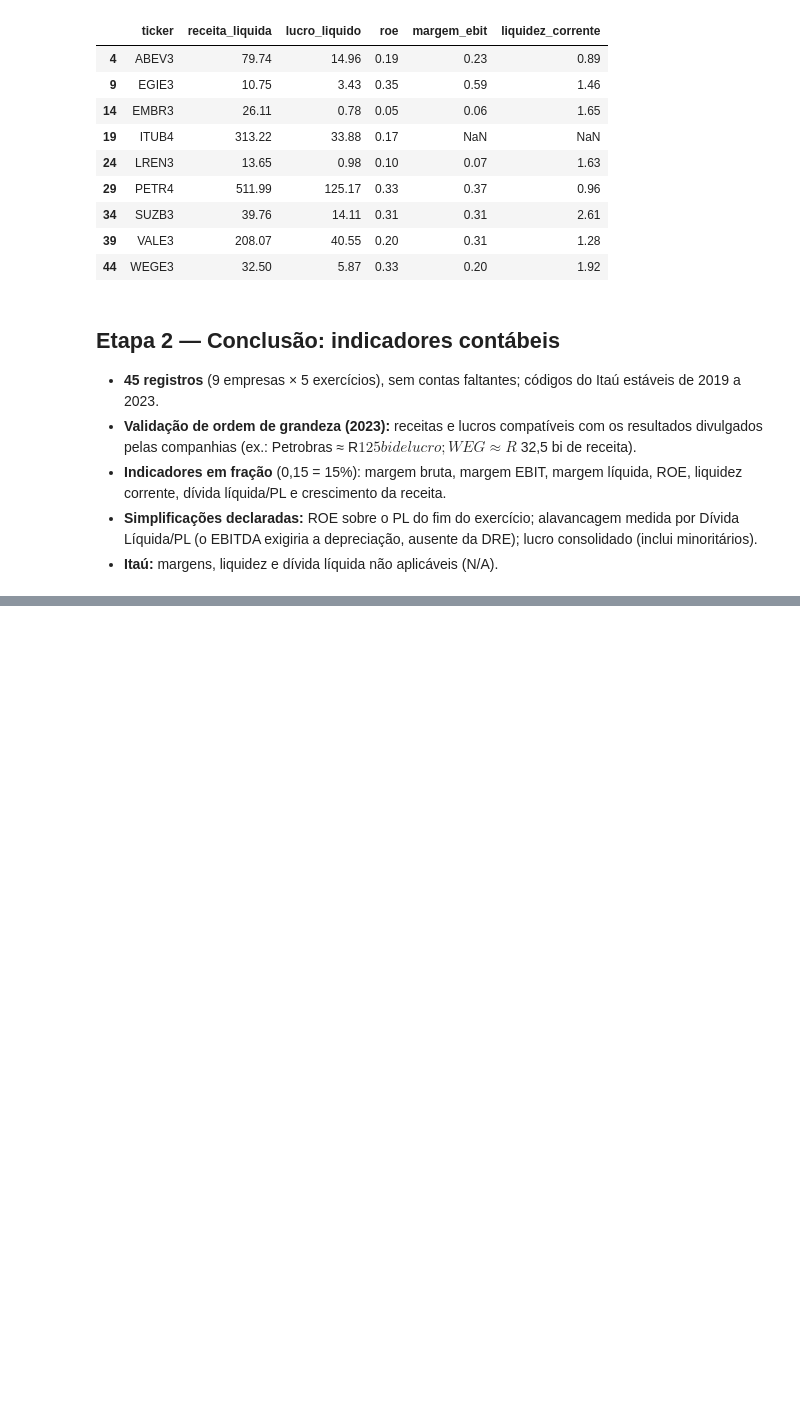
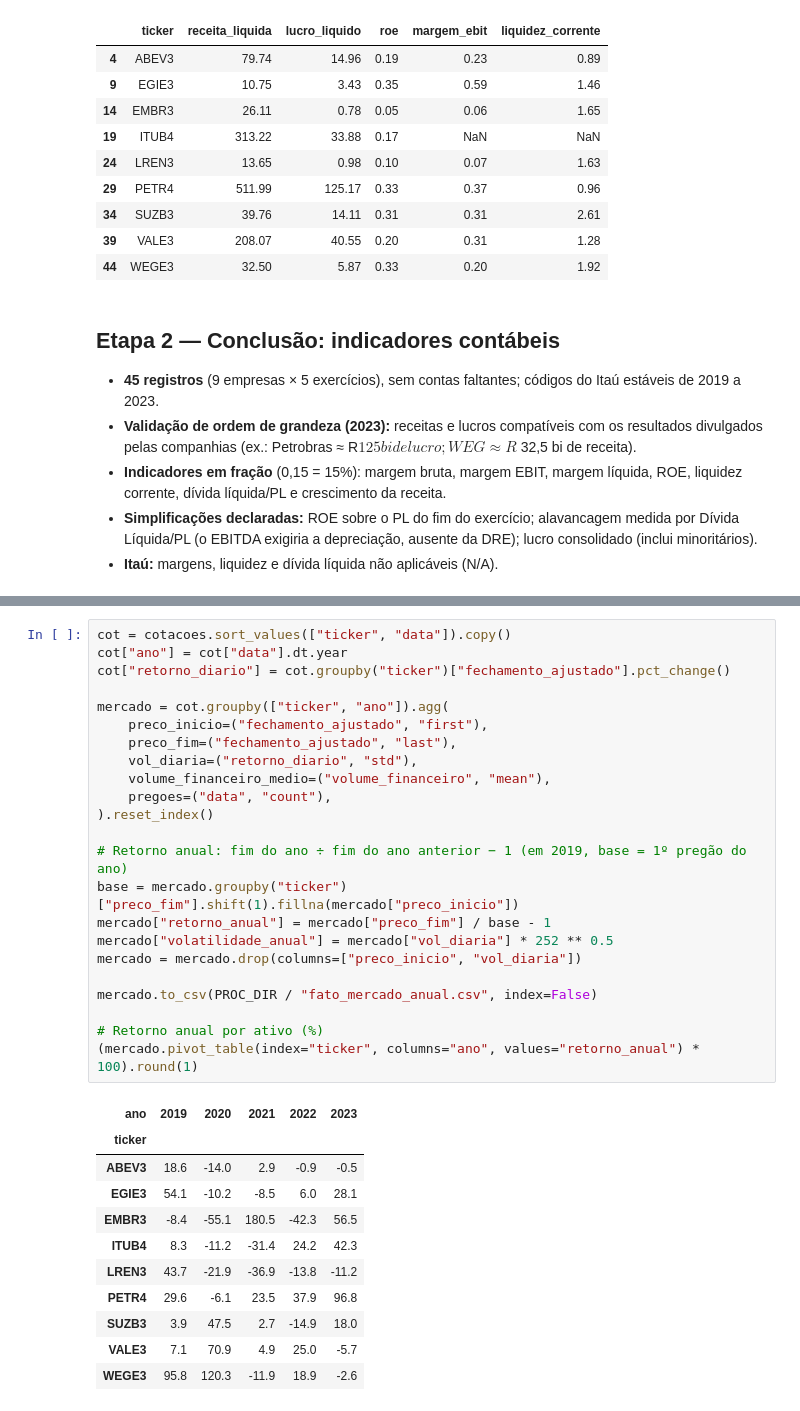
Before and after one commit to waldineilameira-lab/Projeto_Triade_Financeira_Waldinei, a Jupyter notebook: notebooks/05_modelagem_integracao.ipynb, the cells around one changed output, grey strips where cells are left out. Drawn from its saved outputs; the diff is of its cells as text; blank space fills up the shorter version.

Commit message:
adiciona indicadores macroeconômicos e de mercado anuais

```diff
--- a/notebooks/05_modelagem_integracao.ipynb
+++ b/notebooks/05_modelagem_integracao.ipynb
@@ -234,0 +288,35 @@ validacao.round(2)
+# %%
+cot = cotacoes.sort_values(["ticker", "data"]).copy()
+cot["ano"] = cot["data"].dt.year
+cot["retorno_diario"] = cot.groupby("ticker")["fechamento_ajustado"].pct_change()
+
+mercado = cot.groupby(["ticker", "ano"]).agg(
+    preco_inicio=("fechamento_ajustado", "first"),
+    preco_fim=("fechamento_ajustado", "last"),
+    vol_diaria=("retorno_diario", "std"),
+    volume_financeiro_medio=("volume_financeiro", "mean"),
+    pregoes=("data", "count"),
+).reset_index()
+
+# Retorno anual: fim do ano ÷ fim do ano anterior − 1 (em 2019, base = 1º pregão do ano)
+base = mercado.groupby("ticker")["preco_fim"].shift(1).fillna(mercado["preco_inicio"])
+mercado["retorno_anual"] = mercado["preco_fim"] / base - 1
+mercado["volatilidade_anual"] = mercado["vol_diaria"] * 252 ** 0.5
+mercado = mercado.drop(columns=["preco_inicio", "vol_diaria"])
+
+mercado.to_csv(PROC_DIR / "fato_mercado_anual.csv", index=False)
+
+# Retorno anual por ativo (%)
+(mercado.pivot_table(index="ticker", columns="ano", values="retorno_anual") * 100).round(1)
+# %% [output]
+| ano | 2019 | 2020 | 2021 | 2022 | 2023 |
+| ticker |  |  |  |  |  |
+| ABEV3 | 18.6 | -14.0 | 2.9 | -0.9 | -0.5 |
+| EGIE3 | 54.1 | -10.2 | -8.5 | 6.0 | 28.1 |
+| EMBR3 | -8.4 | -55.1 | 180.5 | -42.3 | 56.5 |
+| ITUB4 | 8.3 | -11.2 | -31.4 | 24.2 | 42.3 |
+| LREN3 | 43.7 | -21.9 | -36.9 | -13.8 | -11.2 |
+| PETR4 | 29.6 | -6.1 | 23.5 | 37.9 | 96.8 |
+| SUZB3 | 3.9 | 47.5 | 2.7 | -14.9 | 18.0 |
+| VALE3 | 7.1 | 70.9 | 4.9 | 25.0 | -5.7 |
+| WEGE3 | 95.8 | 120.3 | -11.9 | 18.9 | -2.6 |
```
Also changed, not shown: parts of 3 cells of this notebook, 3 other files.
